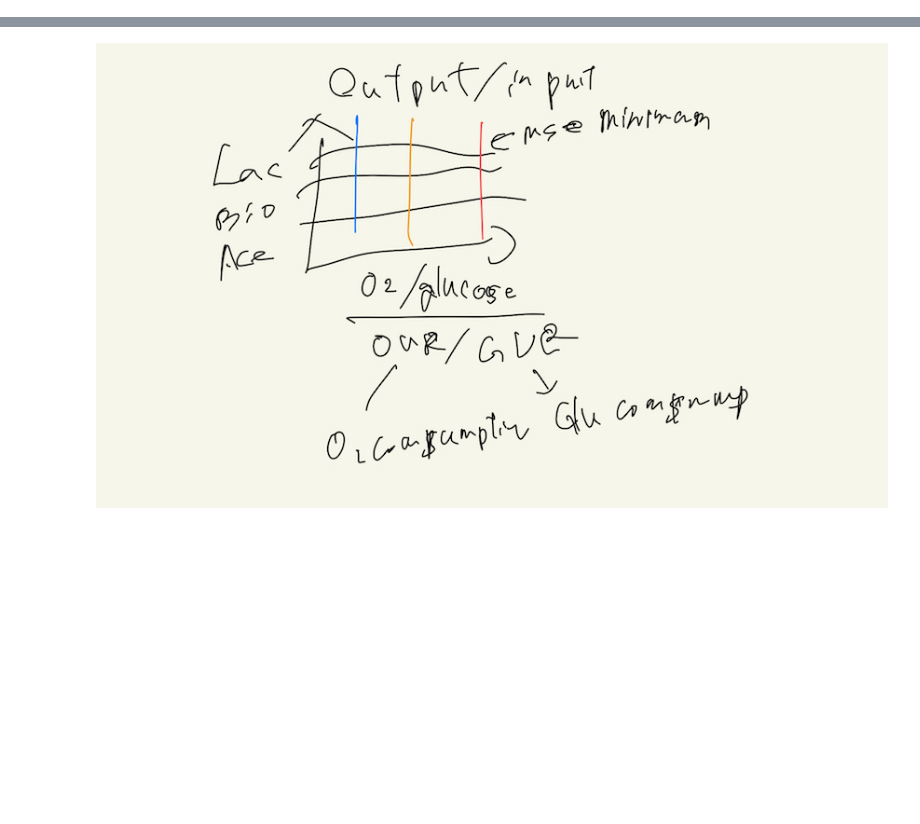
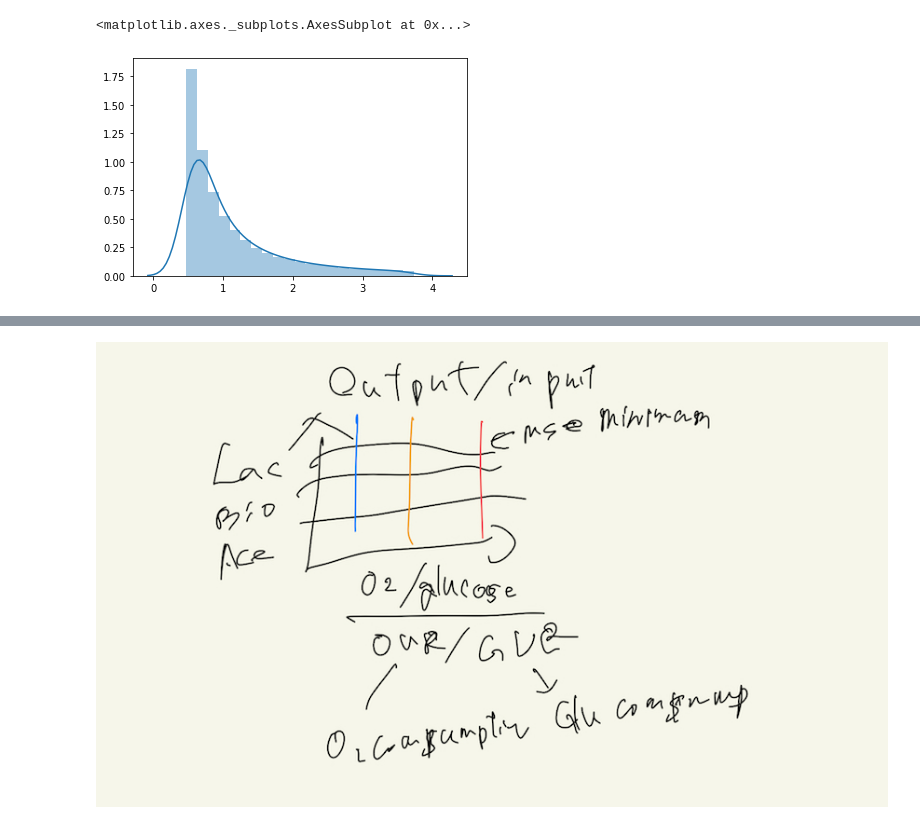
Before and after one commit to inoue0426/Cancer_cell_modeling_using_FBA, a Jupyter notebook: code/make figure.ipynb, the cells around one changed output, grey strips where cells are left out. Drawn from its saved outputs; the diff is of its cells as text; code cells hidden in the pictures; blank space fills up the shorter version.

Commit message:
add figure

```diff
--- a/code/make figure.ipynb
+++ b/code/make figure.ipynb
@@ -105,10 +124,10 @@ df['Oxophos']['C00011'] = 1
 # %%
 biomass = pd.read_csv('../csv/amino_acid.csv',index_col=0).T
 df['Biomass'] =  pd.Series(np.zeros(df.shape[0]), index=df.index)
+df['Biomass']['C00668'] = -0.27519
+df['Biomass']['C00119'] = (-0.039036) + (-0.036117) + (-0.053446)
 
 for i in biomass.columns:
     df['Biomass'][biomass[i]['C_num']] = biomass[i]['flux']
-
-df['Biomass']['C00668'] = -0.27519
 # %%
 df = df.drop([
@@ -158,3 +222,8 @@ for l in range(0, 2000, 1):
 # %%
 rate.columns = [str(i) for i in list(rate.columns)]
-rate.index = (rate.Oxygen/rate.Glucose).fillna(0)
+rate.index = (rate.Oxygen_input/rate.Glucose_input).fillna(0)
+# %%
+sns.distplot(rate.Oxygen_input/rate.Glucose_input)
+# %% [output]
+<matplotlib.axes._subplots.AxesSubplot at 0x...>
+[figure, added]
```
Also changed, not shown: parts of 23 cells of this notebook, 4 other files.
